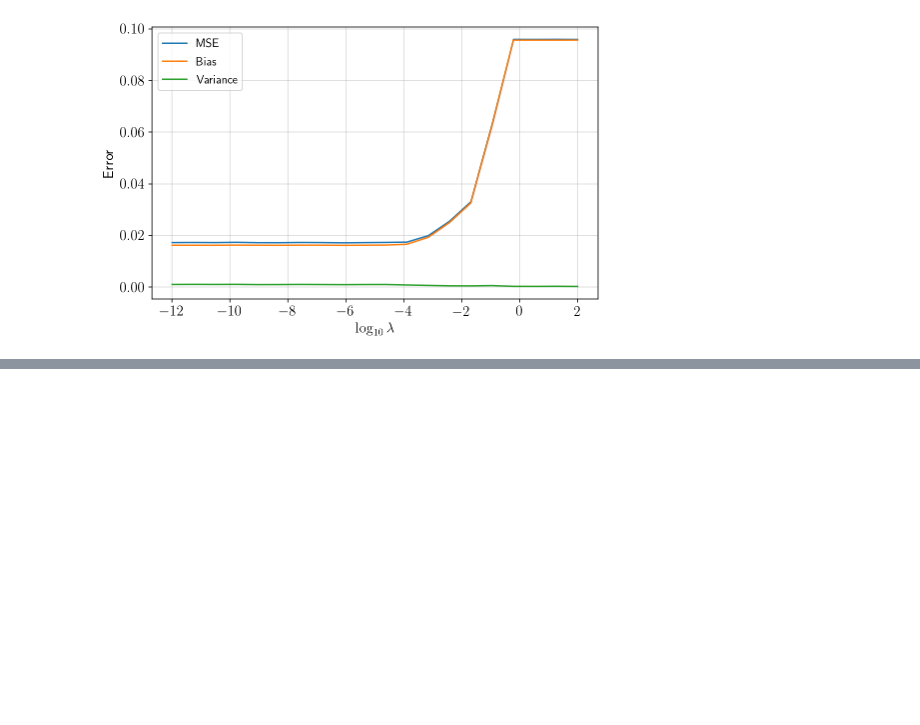
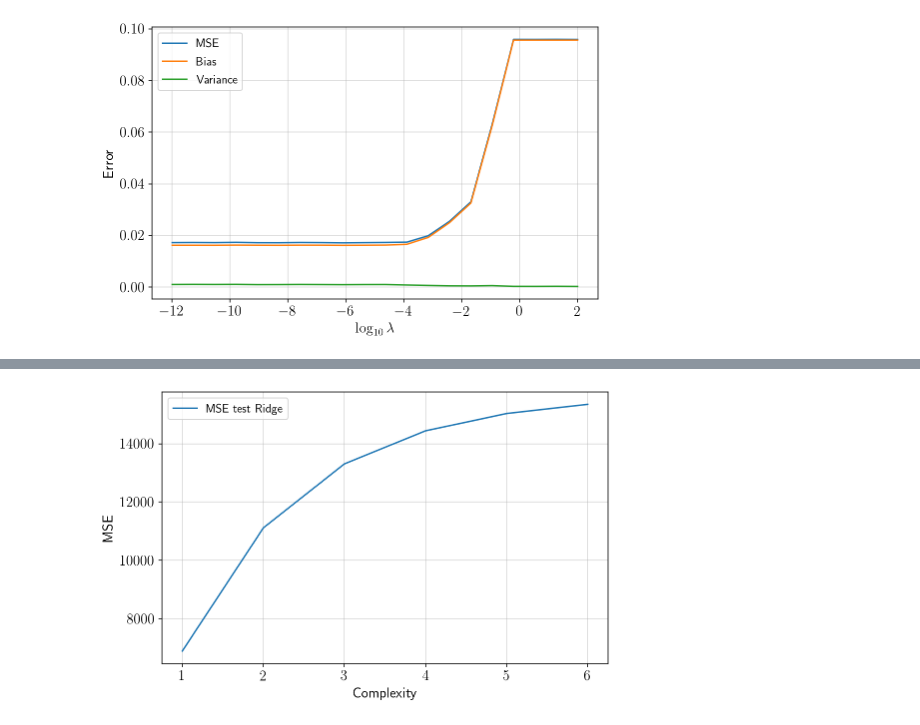
Before and after one commit to erikasan/fys-stk, a Jupyter notebook: project1/fysstk_p1_with_mylearn.ipynb, the cells around one changed output, grey strips where cells are left out. Drawn from its saved outputs; the diff is of its cells as text; code cells hidden in the pictures; blank space fills up the shorter version.

```diff
--- a/project1/fysstk_p1_with_mylearn.ipynb
+++ b/project1/fysstk_p1_with_mylearn.ipynb
@@ -451,0 +626,63 @@ fig.savefig(fig_path("bias_variance_lasso.png"), dpi=300)
+# %%
+# Ridge
+
+# Create data
+np.random.seed(42)
+
+# Observed data
+
+N = 1000
+terrain = terrain[:N,:N]
+# Creates mesh of image pixels
+x = np.linspace(0, 1, np.shape(terrain)[0])
+y = np.linspace(0, 1, np.shape(terrain)[1])
+x, y = np.meshgrid(x, y)
+
+z = terrain
+
+# setup for Cross-validation
+maxdeg = 6
+degrees = np.arange(1, maxdeg+1, dtype=int)
+
+# Initialize a KFold instance
+k = 5
+kfold = KFold(n_splits = k)
+
+#mse_ols = np.zeros(len(degrees))
+
+# Perform the cross-validation to estimate MSE
+scores_KFold_train = np.zeros((maxdeg, k))
+scores_KFold_test = np.zeros((maxdeg, k))
+
+for i, deg in enumerate(degrees):
+
+    # Generate design matrix
+    X = designMatrix(x, y, deg, with_intercept=False)
+    j = 0
+    for train_inds, test_inds in kfold.split(x):
+        X_train = X[train_inds]
+        z_train = z[train_inds]
+
+        X_test = X[test_inds]
+        z_test = z[test_inds]
+
+        ridge_reg = RidgeRegression(lmbda=lmbda, fit_intercept=True)
+        ridge_reg.fit(X_train, z_train)
+        scores_KFold_train[i, j] = ridge_reg.mse(X_train, z_train)
+        scores_KFold_test[i, j] = ridge_reg.mse(X_test, z_test)
+
+    j += 1
+
+estimated_mse_KFold_train = np.mean(scores_KFold_train, axis = 1)
+estimated_mse_KFold_test = np.mean(scores_KFold_test, axis = 1)
+
+fig = plt.figure(figsize=(8, 5))
+plt.grid(alpha=0.5)
+#plt.plot(degrees, estimated_mse_KFold_train, label='MSE train')
+plt.plot(degrees, estimated_mse_KFold_test, label='MSE test Ridge')
+plt.legend()
+plt.xlabel("Complexity")
+plt.ylabel("MSE")
+plt.show()
+# %% [output]
+[figure, added]
```
Also changed, not shown: parts of 11 cells of this notebook, 6 other files.
